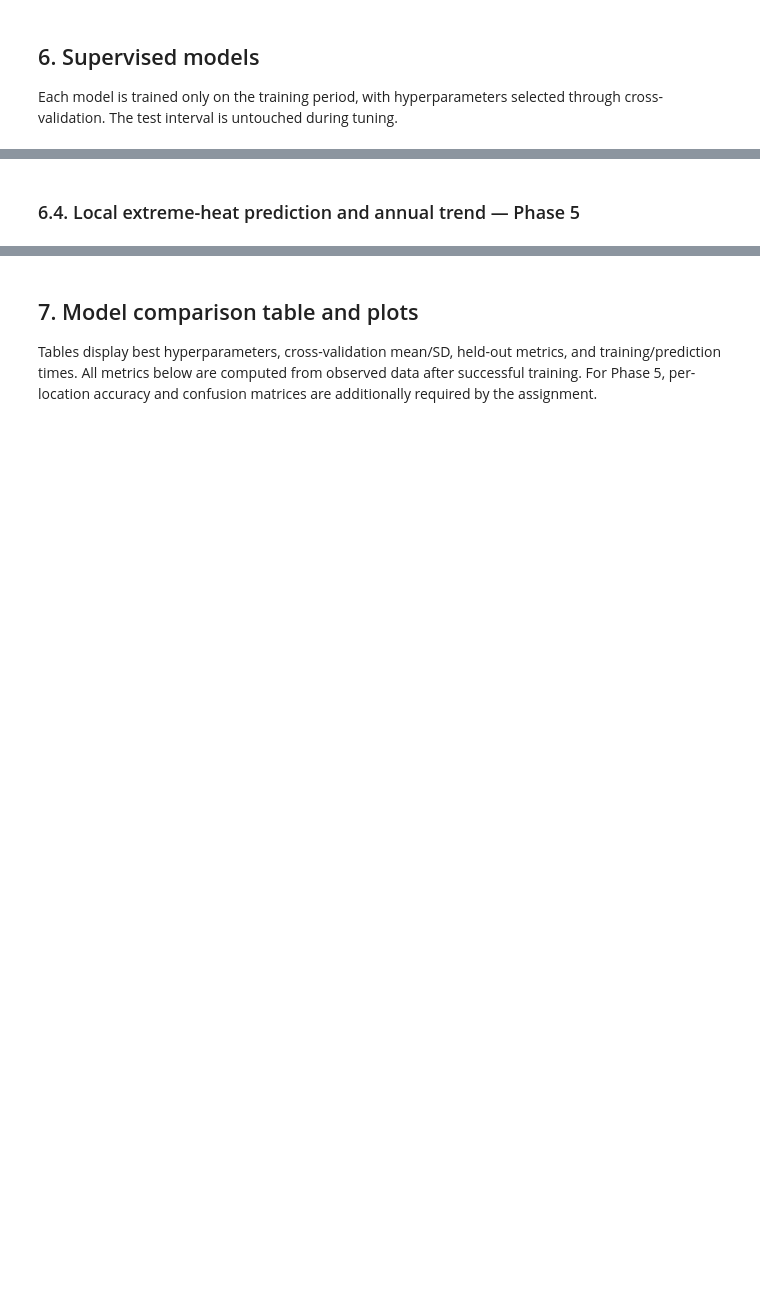
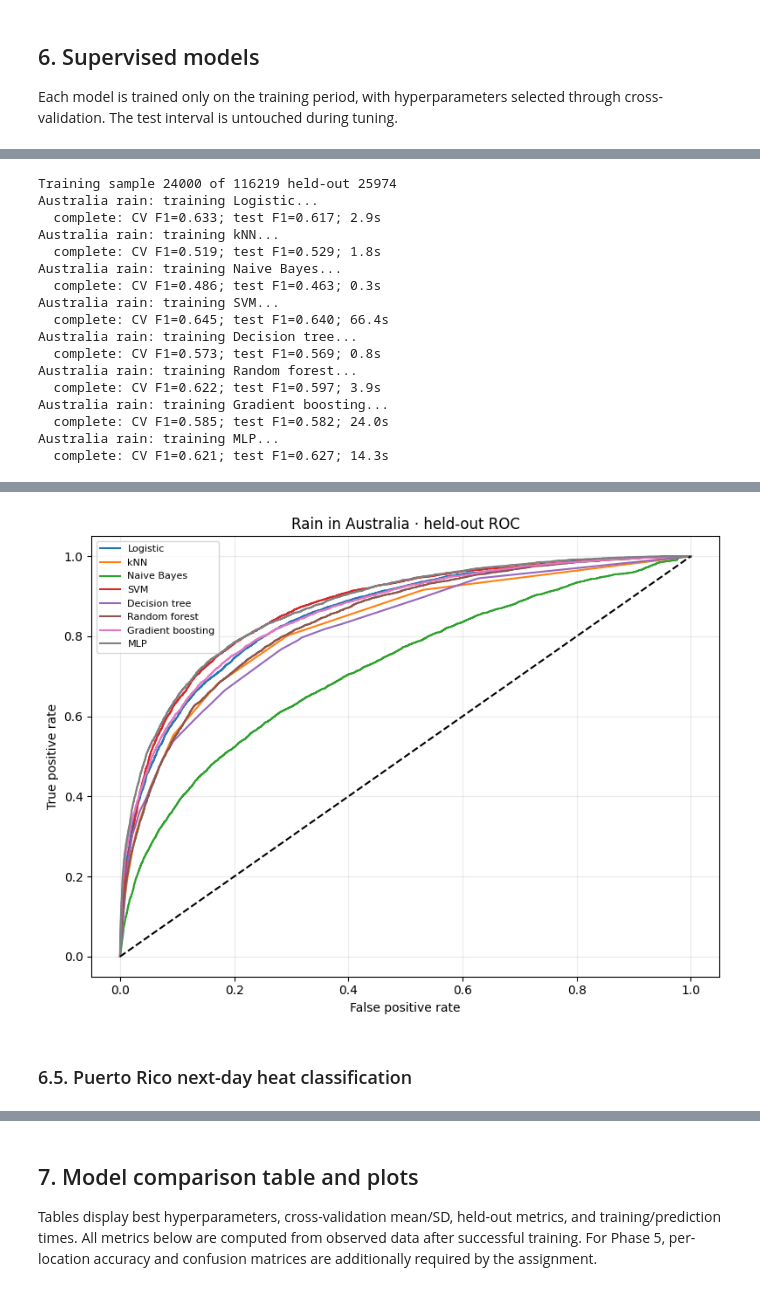
Before and after one commit to Edariel22/Project4_Climate_Analysis, a Jupyter notebook: notebooks/ProjectX_Team4.ipynb, the cells around one changed output, grey strips where cells are left out. Saved outputs shown, nothing was run; the diff lists cells and outputs as text; code cells hidden in the pictures; blank space fills up the shorter version.

```diff
--- a/notebooks/ProjectX_Team4.ipynb
+++ b/notebooks/ProjectX_Team4.ipynb
@@ -432,31 +964,49 @@ classification_models={
  'Logistic':(LogisticRegression(max_iter=1200,class_weight='balanced'),{'model__C':[.1,1]}),
  'kNN':(KNeighborsClassifier(),{'model__n_neighbors':[9,25]}),
  'Naive Bayes':(GaussianNB(),{}),
- 'SVM':(SVC(class_weight='balanced',probability=True),{'model__C':[.1,1]}),
+ 'SVM':(SVC(class_weight='balanced',probability=False,cache_size=512,random_state=SEED),{'model__C':[.1,1]}),
  'Decision tree':(DecisionTreeClassifier(random_state=SEED,class_weight='balanced'),{'model__max_depth':[5,10]}),
- 'Random forest':(RandomForestClassifier(n_estimators=100,random_state=SEED,class_weight='balanced',n_jobs=-1),{'model__max_depth':[8,None]}),
+ 'Random forest':(RandomForestClassifier(n_estimators=100,random_state=SEED,class_weight='balanced',n_jobs=N_JOBS),{'model__max_depth':[8,None]}),
  'Gradient boosting':(GradientBoostingClassifier(random_state=SEED),{'model__n_estimators':[75,125]}),
- 'MLP':(MLPClassifier(hidden_layer_sizes=(32,),max_iter=300,random_state=SEED),{'model__alpha':[.001,.1]})}
+ 'MLP':(MLPClassifier(hidden_layer_sizes=(32,),max_iter=1500,tol=1e-3,random_state=SEED),{'model__alpha':[.001,.1]})}
+if not RUN_FULL_MODELS:
+    classification_models={k:v for k,v in classification_models.items() if k in ['Logistic','Naive Bayes','Random forest']}
+CLASS_FITS={}
+CLASS_PREDICTIONS={}
 def class_run(train,test,feature_columns,transformer,task,cv):
     out=[];roc=[]
     for name,(model,grid) in classification_models.items():
+        print(f'{task}: training {name}...', flush=True)
         pipe=Pipeline([('prep',transformer),('model',model)])
-        fit=GridSearchCV(pipe,grid or {},cv=cv,scoring='f1',n_jobs=-1)
-        start=time.perf_counter();fit.fit(train[feature_columns],train.label);train_s=time.perf_counter()-start
+        fit=GridSearchCV(pipe,grid or {},cv=cv,scoring='f1',n_jobs=N_JOBS)
+        start=time.perf_counter()
+        with warnings.catch_warnings(record=True) as caught:
+            warnings.simplefilter('always',ConvergenceWarning)
+            fit.fit(train[feature_columns],train.label)
+        train_s=time.perf_counter()-start
+        FIT_WARNINGS.append(dict(task=task,city='',model=name,
+            convergence_warnings=sum(issubclass(w.category,ConvergenceWarning) for w in caught)))
         start=time.perf_counter();pred=fit.predict(test[feature_columns]);pred_s=time.perf_counter()-start
-        prob=fit.predict_proba(test[feature_columns])[:,1]
+        prob=(fit.predict_proba(test[feature_columns])[:,1] if hasattr(fit, 'predict_proba') else fit.decision_function(test[feature_columns]))
+        CLASS_FITS[(task,name)]=fit
+        CLASS_PREDICTIONS[(task,name)]=pred
         out.append(dict(task=task,model=name,params=str(fit.best_params_),cv_mean=fit.best_score_,cv_sd=fit.cv_results_['std_test_score'][fit.best_index_],precision=precision_score(test.label,pred,zero_division=0),recall=recall_score(test.label,pred,zero_division=0),F1=f1_score(test.label,pred,zero_division=0),ROC_AUC=roc_auc_score(test.label,prob),train_seconds=train_s,predict_seconds=pred_s))
+        if name=='MLP':
+            final_mlp=fit.best_estimator_.named_steps['model']
+            out[-1]['iterations']=int(final_mlp.n_iter_)
+            out[-1]['iteration_limit_reached']=bool(final_mlp.n_iter_>=final_mlp.max_iter)
         roc.append((name,prob))
+        print(f'  complete: CV F1={fit.best_score_:.3f}; test F1={out[-1]["F1"]:.3f}; {train_s:.1f}s', flush=True)
     return pd.DataFrame(out),roc
 # SVM on full 145k rows can be computationally expensive; deterministic chronological subsampling for tuning.
 # Final holdout remains complete and untouched.
 cap=24000
-train_sample=train.sort_values('Date')
+train_sample=train.sort_values(['Date','Location']).reset_index(drop=True)
 if len(train_sample)>cap:
     # Use uniform temporal sampling without using test labels or future observations.
     ids=np.linspace(0,len(train_sample)-1,cap,dtype=int);train_sample=train_sample.iloc[ids]
 print('Training sample',len(train_sample),'of',len(train),'held-out',len(test))
-rain_scores,rain_roc=class_run(train_sample,test,columns,pre,'Australia rain',TimeSeriesSplit(n_splits=3))
+rain_scores,rain_roc=class_run(train_sample,test,columns,pre,'Australia rain',calendar_cv(train_sample,n_splits=3))
 display(rain_scores);rain_scores.to_csv(OUT/'phase5_rain_comparison.csv',index=False)
 fig,ax=plt.subplots(figsize=(8,6))
 from sklearn.metrics import roc_curve
@@ -464,3 +1014,21 @@ for name,p in rain_roc:
     fpr,tpr,_=roc_curve(test.label,p);ax.plot(fpr,tpr,label=name)
 ax.plot([0,1],[0,1],'k--');ax.legend(fontsize=8);ax.set(xlabel='False positive rate',ylabel='True positive rate',title='Rain in Australia · held-out ROC')
 save_fig('phase5_rain_roc.png')
+# %% [output]
+Training sample 24000 of 116219 held-out 25974
+Australia rain: training Logistic...
+  complete: CV F1=0.633; test F1=0.617; 2.9s
+Australia rain: training kNN...
+  complete: CV F1=0.519; test F1=0.529; 1.8s
+Australia rain: training Naive Bayes...
+  complete: CV F1=0.486; test F1=0.463; 0.3s
+Australia rain: training SVM...
+  complete: CV F1=0.645; test F1=0.640; 66.4s
+Australia rain: training Decision tree...
+  complete: CV F1=0.573; test F1=0.569; 0.8s
+Australia rain: training Random forest...
+  complete: CV F1=0.622; test F1=0.597; 3.9s
+Australia rain: training Gradient boosting...
+  complete: CV F1=0.585; test F1=0.582; 24.0s
+Australia rain: training MLP...
+  complete: CV F1=0.621; test F1=0.627; 14.3s
@@ -467,5 +1044,6 @@ save_fig('phase5_rain_roc.png')
+[figure, added]
 # %% [markdown]
-### 6.4. Local extreme-heat prediction and annual trend — Phase 5
+### 6.5. Puerto Rico next-day heat classification
 # %%
 if station is None or station.empty:
     print('Local station data unavailable; download a verified 20-year daily record and rerun Phase 1.')
```
Also changed, not shown: parts of 63 cells of this notebook, 37 other files.
